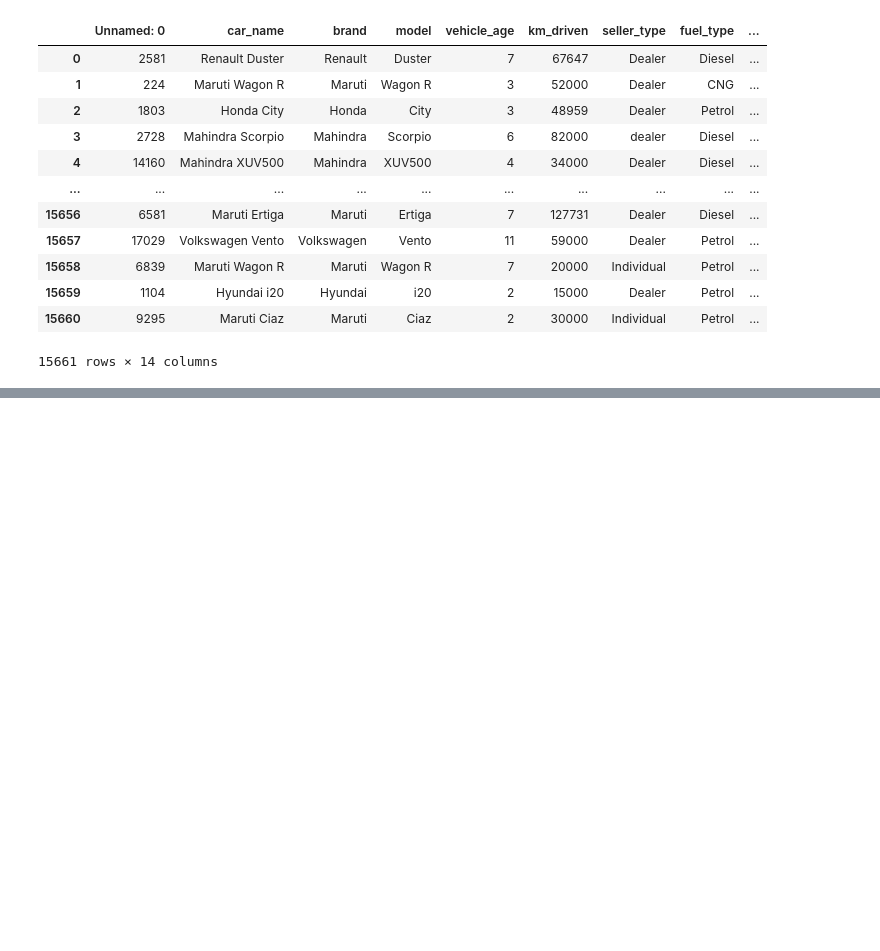
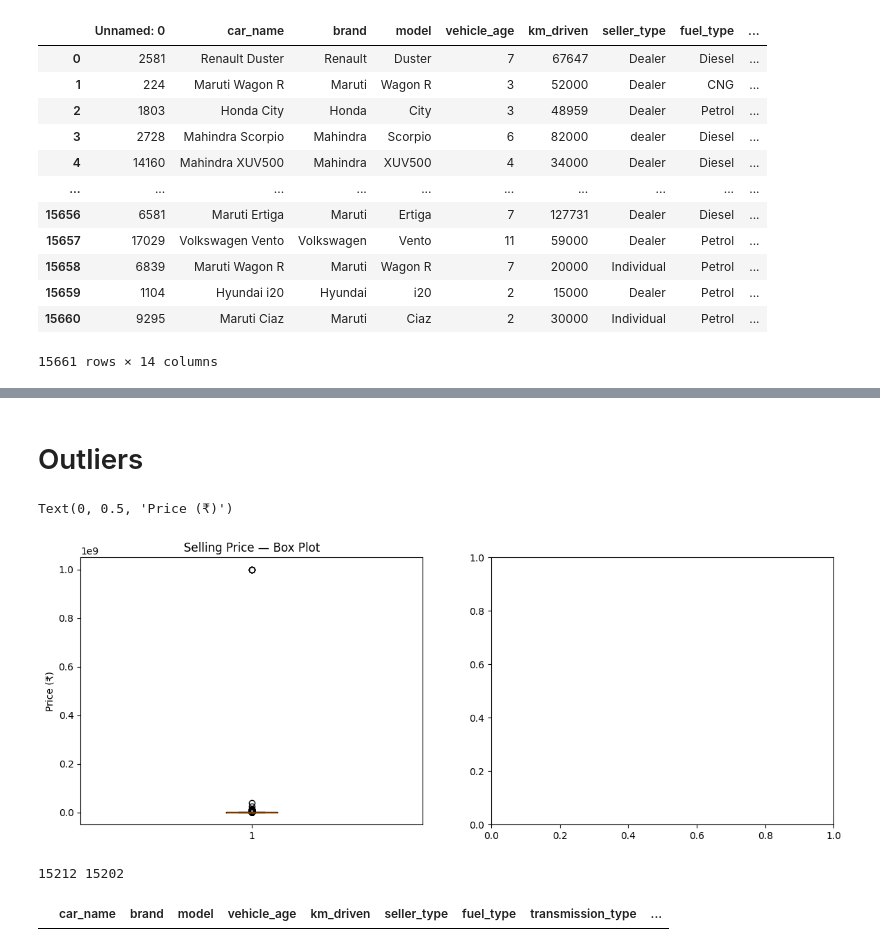
Before and after one commit to gracenaomi1122/my-first-repo, a Jupyter notebook: Batch2_Data_Cleaning.ipynb, the cells around one changed output, grey strips where cells are left out. Saved outputs shown, nothing was run; the diff lists cells and outputs as text; code cells hidden in the pictures; blank space fills up the shorter version.

```diff
--- a/Batch2_Data_Cleaning.ipynb
+++ b/Batch2_Data_Cleaning.ipynb
@@ -20,0 +415,8 @@ df
+# %%
+before = len(df)
+
+df = df.dropna(subset=['selling_price'])
+after = len(df)
+
+print(f"Dropped {before -after} rows where selling_price was missing")
+print(f"remaining rows {after}")
@@ -20,0 +426,5 @@ df
+# %%
+for col in ["engine", "mileage", "max_power"]:
+    median_val = df[col].median()
+    df[col] = df[col].fillna(median_val)
+    print(f"filled {col} missing vlaues with median: {median_val}")
@@ -20,0 +435,4 @@ df
+# %%
+seats_mode = df['seats'].mode()[0]
+df["seats"] = df["seats"].fillna(seats_mode)
+print(f"filled seats missing vlaues with mode: {seats_mode}")
@@ -20,0 +445,2 @@ df
+# %%
+df = df.drop_duplicates()
@@ -20,0 +461,30 @@ df
+# %% [markdown]
+# Outliers
+# %%
+# Visualize outliers in selling_price
+fig, axes = plt.subplots(1, 2, figsize=(14, 5))
+
+# Box plot
+axes[0].boxplot(df['selling_price'].dropna(), vert=True)
+axes[0].set_title('Selling Price — Box Plot')
+axes[0].set_ylabel('Price (₹)')
+# %% [output]
+Text(0, 0.5, 'Price (₹)')
+[figure, added]
+# %%
+before = len(df)
+
+df = df[df['selling_price'] != 999999999]
+df = df[df["selling_price"]>10000]
+df = df[df["seats"]>0]
+
+after = len(df)
+
+
+print(before, after)
+# %% [output]
+15212 15202
+# %%
+df[df['vehicle_age'] == '15152']
+# %% [output]
+|  | car_name | brand | model | vehicle_age | km_driven | seller_type | fuel_type | transmission_type | ... |
```
Also changed, not shown: parts of 48 cells of this notebook.
